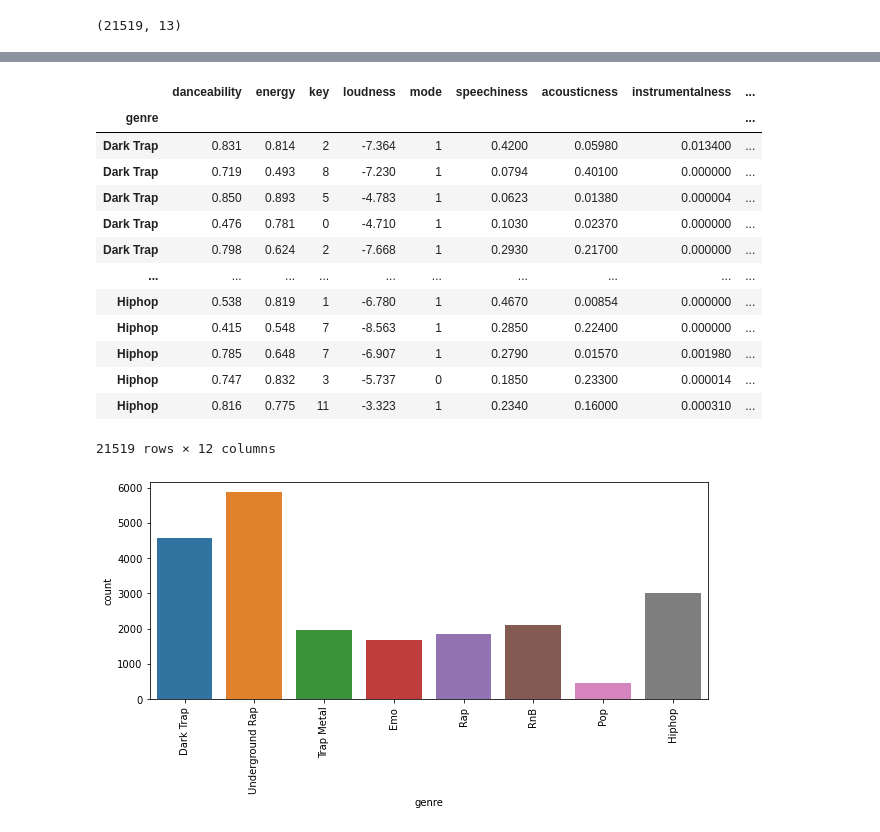
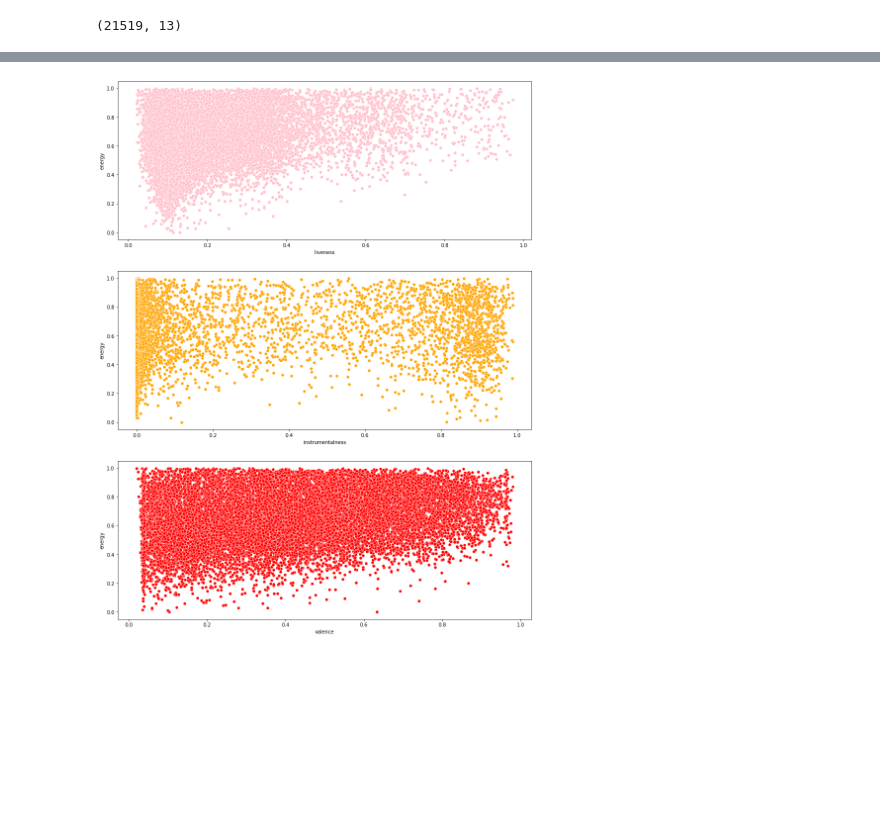
Before and after one commit to olalekeolaleke/Track-Information-and-Mood-Detector, a Jupyter notebook: analysis.ipynb, the cells around one changed output, grey strips where cells are left out. Cells and saved outputs as stored; diff of their text form; code cells hidden in the pictures; blank space fills up the shorter version.

```diff
--- a/analysis.ipynb
+++ b/analysis.ipynb
@@ -75,29 +76,21 @@ data_df.describe()
 | 50% | 0.697000 | 0.660000 | 5.000000 | -6.687000 | 1.000000 | 0.133000 | 0.080000 | 0.000001 | ... |
 | 75% | 0.796000 | 0.792000 | 8.000000 | -5.049500 | 1.000000 | 0.277000 | 0.239000 | 0.000713 | ... |
 | max | 0.988000 | 0.999000 | 11.000000 | 3.148000 | 1.000000 | 0.946000 | 0.988000 | 0.989000 | ... |
-# %%
-data_df.set_index('genre', inplace = True)
-# %%
-data_df
-# %% [output]
-|  | danceability | energy | key | loudness | mode | speechiness | acousticness | instrumentalness | ... |
-| genre |  |  |  |  |  |  |  |  | ... |
-| Dark Trap | 0.831 | 0.814 | 2 | -7.364 | 1 | 0.4200 | 0.05980 | 0.013400 | ... |
-| Dark Trap | 0.719 | 0.493 | 8 | -7.230 | 1 | 0.0794 | 0.40100 | 0.000000 | ... |
-| Dark Trap | 0.850 | 0.893 | 5 | -4.783 | 1 | 0.0623 | 0.01380 | 0.000004 | ... |
-| Dark Trap | 0.476 | 0.781 | 0 | -4.710 | 1 | 0.1030 | 0.02370 | 0.000000 | ... |
-| Dark Trap | 0.798 | 0.624 | 2 | -7.668 | 1 | 0.2930 | 0.21700 | 0.000000 | ... |
-| ... | ... | ... | ... | ... | ... | ... | ... | ... | ... |
-| Hiphop | 0.538 | 0.819 | 1 | -6.780 | 1 | 0.4670 | 0.00854 | 0.000000 | ... |
-| Hiphop | 0.415 | 0.548 | 7 | -8.563 | 1 | 0.2850 | 0.22400 | 0.000000 | ... |
-| Hiphop | 0.785 | 0.648 | 7 | -6.907 | 1 | 0.2790 | 0.01570 | 0.001980 | ... |
-| Hiphop | 0.747 | 0.832 | 3 | -5.737 | 0 | 0.1850 | 0.23300 | 0.000014 | ... |
-| Hiphop | 0.816 | 0.775 | 11 | -3.323 | 1 | 0.2340 | 0.16000 | 0.000310 | ... |
-21519 rows × 12 columns
-# %%
-plt.figure(figsize = (10, 4))
-plt.xticks(rotation = 90)
-sns.countplot(data_df.index)
-plt.show()
-# %% [output]
-[figure, removed]
+# %%
+fig, ax =plt.subplots(3,1, figsize=(15,20))
+sns.scatterplot(x = data_df['valence'], y = data_df['energy'], ax = ax[2], color = "red")
+sns.scatterplot(x = data_df['instrumentalness'], y = data_df['energy'], ax = ax[1], color = "orange")
+sns.scatterplot(x = data_df['liveness'], y = data_df['energy'], ax = ax[0], color = "pink")
+
+def save_multi_image(filename):
+    pp = PdfPages(filename)
+    fig_nums = plt.get_fignums()
+    figs = [plt.figure(n) for n in fig_nums]
+    for fig in figs:
+        fig.savefig(pp, format='pdf')
+    pp.close()
+
+filename = "multi.pdf"
+save_multi_image(filename)
+# %% [output]
+[figure, added]
```
Also changed, not shown: parts of 3 cells of this notebook, 4 other files.
